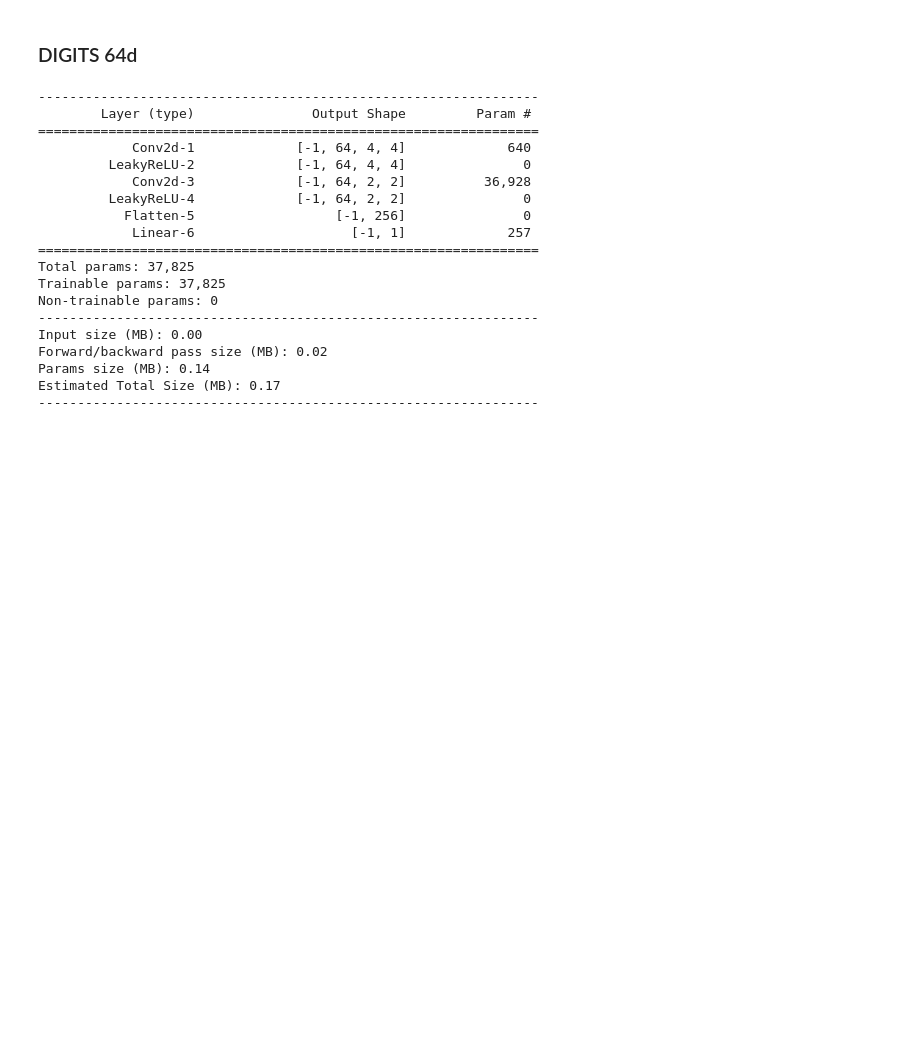
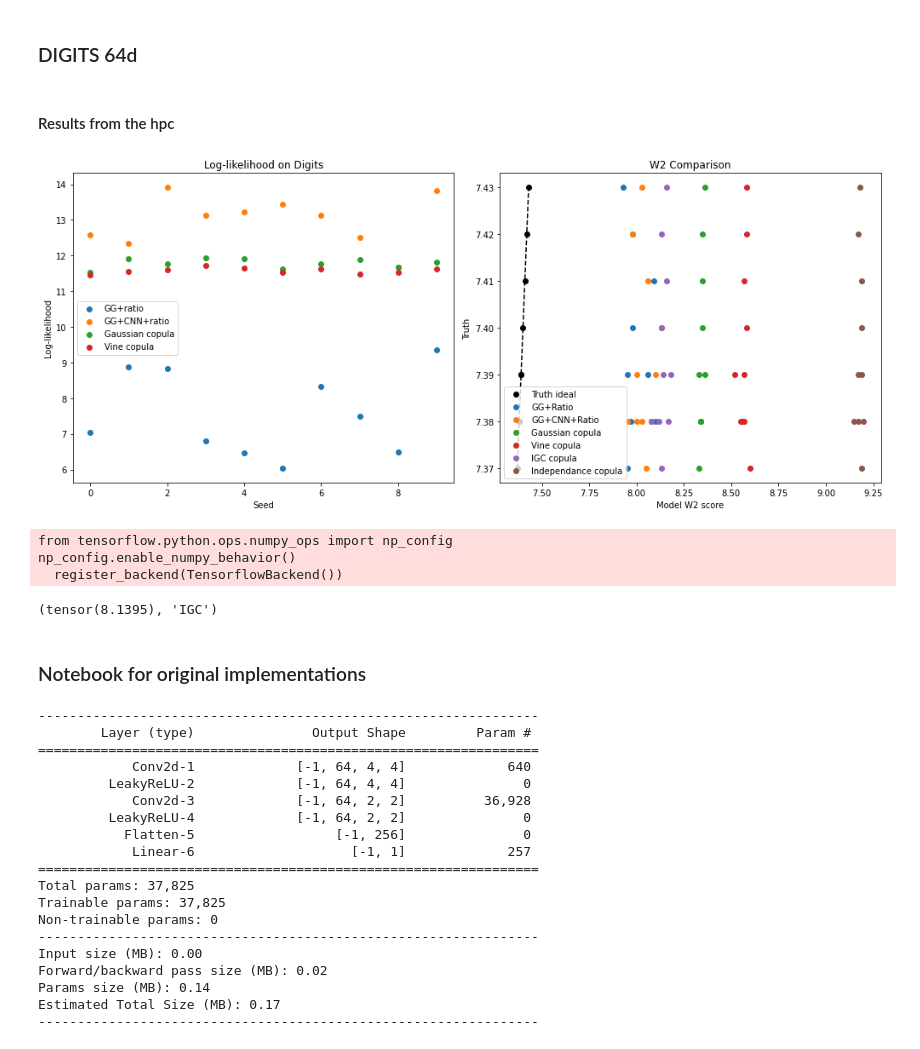
Before and after one commit to Huk-David/Ratio-Copula, a Jupyter notebook: Copula by Ratio Estimation/Digits_MNIST_exp/image_exp.ipynb, the cells around one changed output. Cells and saved outputs as stored; diff of their text form; code cells hidden in the pictures; blank space fills up the shorter version.

Commit message:
digits done and doing magic now

```diff
--- a/Copula by Ratio Estimation/Digits_MNIST_exp/image_exp.ipynb
+++ b/Copula by Ratio Estimation/Digits_MNIST_exp/image_exp.ipynb
@@ -1,5 +1,78 @@
 # %% [markdown]
 ### DIGITS 64d
+# %% [markdown]
+#### Results from the hpc
+# %%
+import matplotlib.pyplot as plt
+# seeds 0-9
+time_GG_Ratio_digits = [516.7] # seconds
+time_GG_CNN_Ratio_digits = [645.4] # seconds
+
+
+
+
+LL_GG_CNN_digits = [12.58,12.33,13.92,13.12,13.23,13.43,13.14,12.50,11.67,13.82]
+LL_GG_ratio_digits = [7.04,8.89,8.83,6.79,6.46,6.03,8.34,7.49,6.49,9.36]
+LL_Gaussian_digits = [11.53,11.90,11.77,11.93,11.91,11.62,11.77,11.88,11.67,11.81]
+LL_vine_digits = [11.47,11.55,11.61,11.71,11.65,11.53,11.62,11.49,11.53,11.62]
+
+W2_GG_ratio_digits = [7.93,8.10,8.08,7.98,7.95,7.98,8.09,7.97,7.95,8.06]
+W2_GG_CNN_digits = [8.03,7.95,8.00,8.13,8.05,7.98,8.06,8.03,8.00,8.10]
+W2_Gaussian_digits = [8.36,8.34,8.34,8.35,8.33,8.35,8.35,8.34,8.33,8.36]
+W2_vine_digits = [8.58,8.57,8.55,8.58,8.60,8.58,8.57,8.56,8.52,8.57]
+W2_IGC_digits = [8.16,8.12,8.17,8.13,8.13,8.13,8.16,8.08,8.14,8.18]
+
+W2_Truth = [7.43,7.38,7.38,7.40,7.37,7.42,7.41,7.38,7.39,7.39]
+W2_random = [9.18,9.17,9.20,9.19,9.19,9.17,9.19,9.15,9.17,9.19]
+
+fig, axs = plt.subplots(1, 2, figsize=(14, 6))
+
+# Plot 1: Scatter plot for LL_GG_ratio_digits
+axs[0].scatter(range(len(LL_GG_ratio_digits)), LL_GG_ratio_digits, label='GG+ratio')
+axs[0].scatter(range(len(LL_GG_CNN_digits)), LL_GG_CNN_digits, label='GG+CNN+ratio')
+axs[0].scatter(range(len(LL_Gaussian_digits)), LL_Gaussian_digits, label='Gaussian copula')
+axs[0].scatter(range(len(LL_vine_digits)), LL_vine_digits, label='Vine copula')
+axs[0].set_title('Log-likelihood on Digits')
+axs[0].set_xlabel('Seed')
+axs[0].set_ylabel('Log-likelihood')
+axs[0].legend()
+
+# Plot 2: Scatter plot for W2_GG_ratio_digits and W2_random against W2_Truth
+axs[1].plot([min(W2_Truth), max(W2_Truth)], [min(W2_Truth), max(W2_Truth)], 'k--')  # Diagonal line x=y
+axs[1].scatter(W2_Truth, W2_Truth, color='black', label='Truth ideal')
+axs[1].scatter(W2_GG_ratio_digits, W2_Truth, label='GG+Ratio')
+axs[1].scatter(W2_GG_CNN_digits, W2_Truth,  label='GG+CNN+Ratio')
+axs[1].scatter(W2_Gaussian_digits, W2_Truth, label='Gaussian copula')
+axs[1].scatter(W2_vine_digits, W2_Truth, label='Vine copula')
+axs[1].scatter(W2_IGC_digits, W2_Truth, label='IGC copula')
+axs[1].scatter(W2_random, W2_Truth, label='Independance copula')
+axs[1].set_title('W2 Comparison')
+axs[1].set_xlabel('Model W2 score')
+axs[1].set_ylabel('Truth')
+axs[1].legend(loc = 'lower left')
+
+plt.tight_layout()
+plt.show()
+# %% [output]
+[figure, added]
+# %%
+# Load the model parameters from a .pth file
+model = IGC(hidden_size=100, layers_number=2, output_size=64)
+model.load_state_dict(torch.load('igc_cop8.pth'))
+model.eval()
+samples_cdf = model.forward(500).detach().numpy()
+np.save(f'samples_igc{8}.npy',samples_cdf)
+import ot
+def W2(x,y):
+    return torch.sqrt(ot.emd2(torch.ones(x.shape[0])/x.shape[0], torch.ones(y.shape[0])/y.shape[0], ot.dist(x, y)))
+print((W2(X_test.reshape(-1,64).float(),torch.tensor(scs.norm.ppf(samples_cdf)).float(),),'IGC'))
+# %% [output]
+from tensorflow.python.ops.numpy_ops import np_config
+np_config.enable_numpy_behavior()
+  register_backend(TensorflowBackend())
+(tensor(8.1395), 'IGC')
+# %% [markdown]
+### Notebook for original implementations
 # %%
 import torch
 import torch.nn as nn
```
Also changed, not shown: parts of 2 cells of this notebook, 8 other files.
